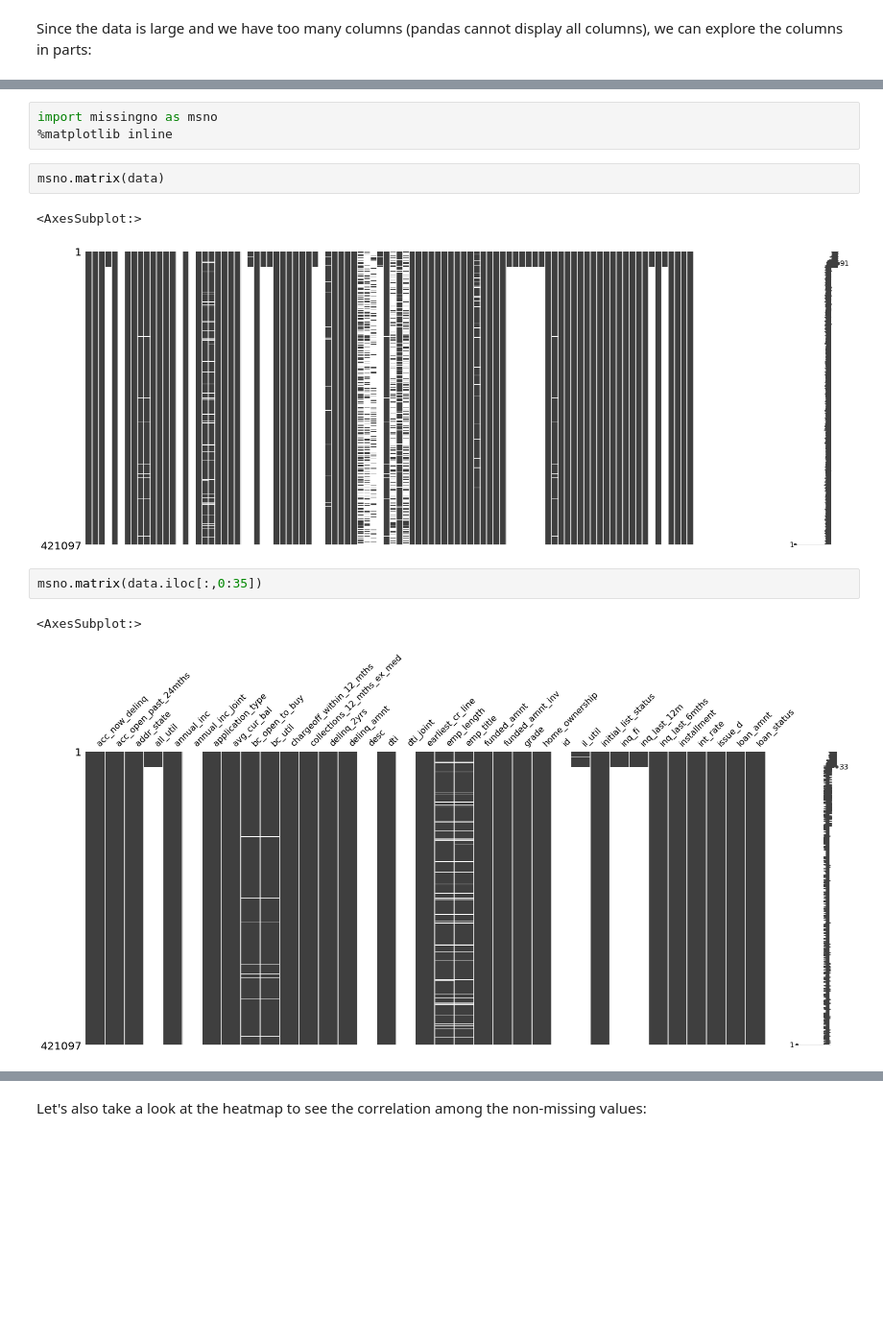
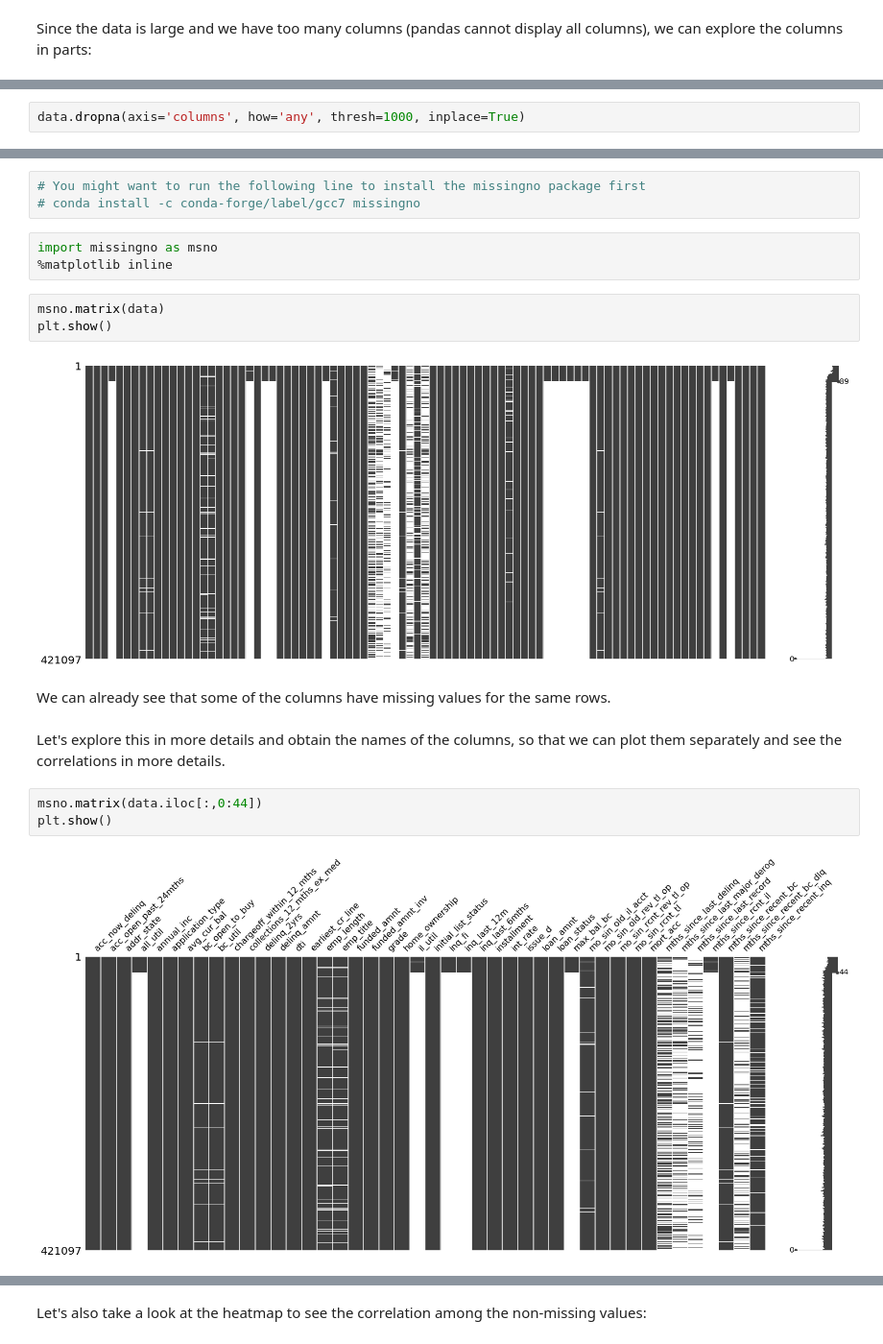
Before and after one commit to daniyarsaparov/Financial_analysis, a Jupyter notebook: Financial_analysis_of_loans_Data_Wrangling.ipynb, the cells around one changed output, grey strips where cells are left out. Shown: that part at 96% size. Cells and saved outputs as stored; diff of their text form; blank space fills up the shorter version.

```diff
--- a/Financial_analysis_of_loans_Data_Wrangling.ipynb
+++ b/Financial_analysis_of_loans_Data_Wrangling.ipynb
@@ -91,0 +101,2 @@ memory usage: 176.7+ MB
+# %%
+data.dropna(axis='columns', how='any', thresh=1000, inplace=True)
@@ -104,14 +148,21 @@ data.select_dtypes(include=['object']).head()
+# %%
+# You might want to run the following line to install the missingno package first
+# conda install -c conda-forge/label/gcc7 missingno
 # %%
 import missingno as msno
 %matplotlib inline
 # %%
 msno.matrix(data)
+plt.show()
 # %% [output]
-<AxesSubplot:>
-[figure, old version]
+[figure, new version]
+# %% [markdown]
+We can already see that some of the columns have missing values for the same rows.
+# %% [markdown]
+Let's explore this in more details and obtain the names of the columns, so that we can plot them separately and see the correlations in more details.
 # %%
-msno.matrix(data.iloc[:,0:35])
+msno.matrix(data.iloc[:,0:44])
+plt.show()
 # %% [output]
-<AxesSubplot:>
-[figure, old version]
+[figure, new version]
 # %%
```
Also changed, not shown: parts of 90 cells of this notebook.
